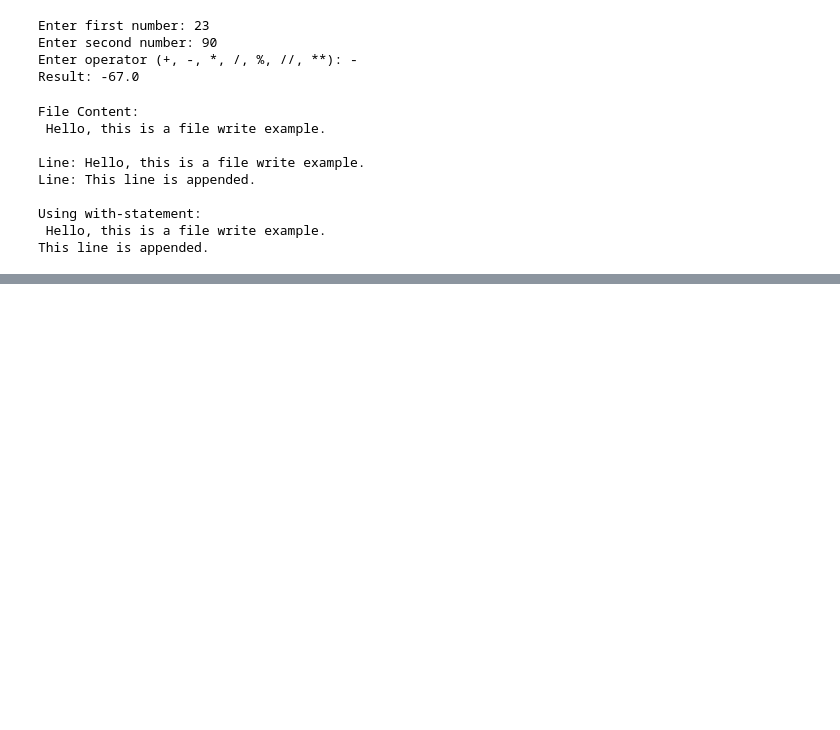
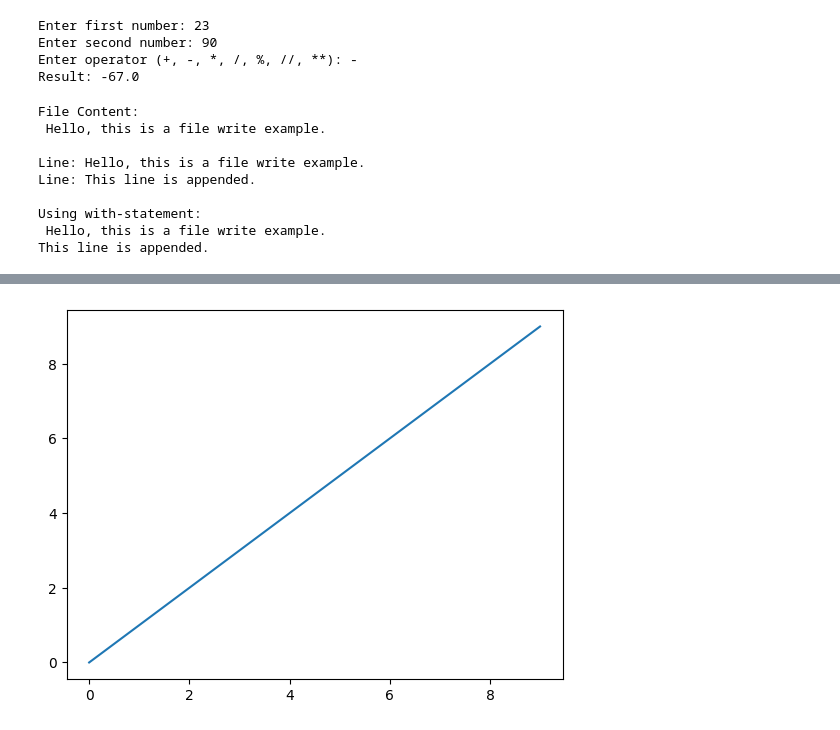
Before and after one commit to KondamPravalikaReddy/AirAware-Smart-Air-Quality-Prediction, a Jupyter notebook: DailyTask_Infosys_pynb.ipynb, the cells around one changed output, grey strips where cells are left out. Drawn from its saved outputs; the diff is of its cells as text; code cells hidden in the pictures; blank space fills up the shorter version.

```diff
--- a/DailyTask_Infosys_pynb.ipynb
+++ b/DailyTask_Infosys_pynb.ipynb
@@ -338,0 +551,17 @@ This line is appended.
+# %%
+#1.Simple linear plot
+
+import matplotlib
+
+# Use a backend compatible with Colab
+matplotlib.use('module://ipykernel.pylab.backend_inline')
+
+import matplotlib.pyplot as plt    #from matplotlib import pyplot as plt
+
+plt.plot(range(10))   #matplotlib.pyplot.plot
+
+#[<matplotlib.lines.Line2D object at 0x0000012F96C69A00>]
+
+plt.show()
+# %% [output]
+[figure, added]
```
Also changed, not shown: parts of 19 cells of this notebook.
